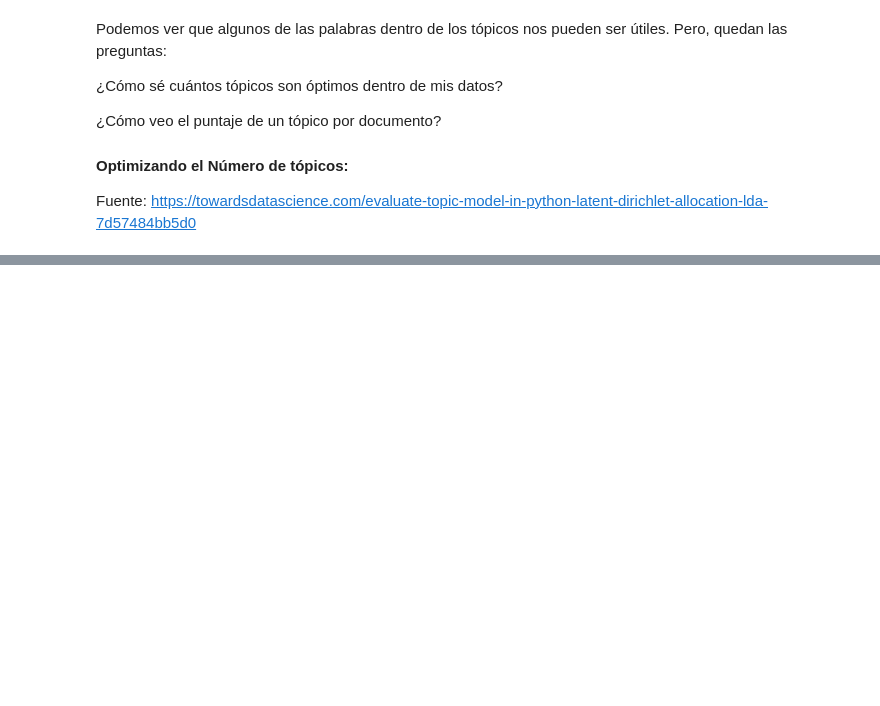
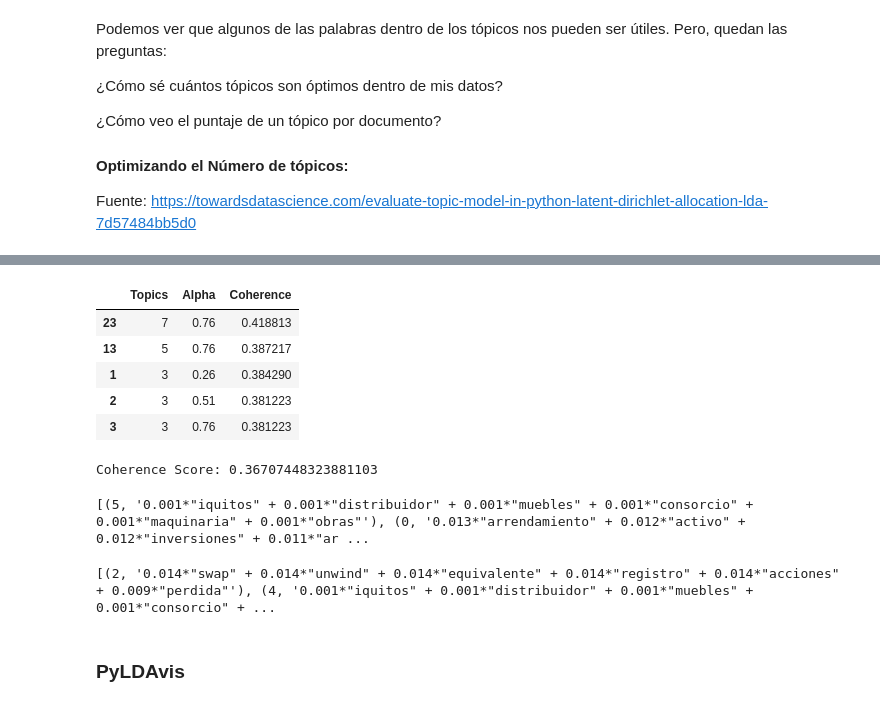
Before and after one commit to PBenavides/Practice_Notebooks, a Jupyter notebook: Topic Modelling/Latent Dirichlet Allocation/LDA_Analysis_01.ipynb, the cells around one changed output, grey strips where cells are left out. Drawn from its saved outputs; the diff is of its cells as text; code cells hidden in the pictures; blank space fills up the shorter version.

```diff
--- a/Topic Modelling/Latent Dirichlet Allocation/LDA_Analysis_01.ipynb
+++ b/Topic Modelling/Latent Dirichlet Allocation/LDA_Analysis_01.ipynb
@@ -163,0 +230,6 @@ print(ldamodel2.print_topics(num_topics=5, num_words=6))
+# %%
+ldamodel3 = LDA(corpus = doc_term_matrix, num_topics=7, id2word=dictionary, passes=600,random_state=300,alpha=0.05)
+coherence_model_lda = CoherenceModel(model=ldamodel2, texts= doc_clean, dictionary=dictionary, coherence='c_v')
+coherence_lda = coherence_model_lda.get_coherence()
+
+print('Coherence Score: {}'.format(coherence_lda))
@@ -244,0 +324,27 @@ KeyboardInterrupt:
+# %%
+resultados.sort_values('Coherence',ascending=False).head()
+# %% [output]
+|  | Topics | Alpha | Coherence |
+| 23 | 7 | 0.76 | 0.418813 |
+| 13 | 5 | 0.76 | 0.387217 |
+| 1 | 3 | 0.26 | 0.384290 |
+| 2 | 3 | 0.51 | 0.381223 |
+| 3 | 3 | 0.76 | 0.381223 |
+# %%
+ldamodel3 = LDA(corpus = doc_term_matrix, num_topics=6, id2word=dictionary, passes=600,random_state=300)
+coherence_model_lda = CoherenceModel(model=ldamodel2, texts= doc_clean, dictionary=dictionary, coherence='c_v')
+coherence_lda = coherence_model_lda.get_coherence()
+
+print('Coherence Score: {}'.format(coherence_lda))
+# %% [output]
+Coherence Score: 0.36707448323881103
+# %%
+print(ldamodel3.print_topics(num_topics=5, num_words=6))
+# %% [output]
+[(5, '0.001*"iquitos" + 0.001*"distribuidor" + 0.001*"muebles" + 0.001*"consorcio" + 0.001*"maquinaria" + 0.001*"obras"'), (0, '0.013*"arrendamiento" + 0.012*"activo" + 0.012*"inversiones" + 0.011*"ar ...
+# %%
+print(ldamodel3.print_topics(num_topics=5, num_words=6))
+# %% [output]
+[(2, '0.014*"swap" + 0.014*"unwind" + 0.014*"equivalente" + 0.014*"registro" + 0.014*"acciones" + 0.009*"perdida"'), (4, '0.001*"iquitos" + 0.001*"distribuidor" + 0.001*"muebles" + 0.001*"consorcio" + ...
+# %% [markdown]
+### PyLDAvis
```
Also changed, not shown: parts of 18 cells of this notebook, 2 other files.
